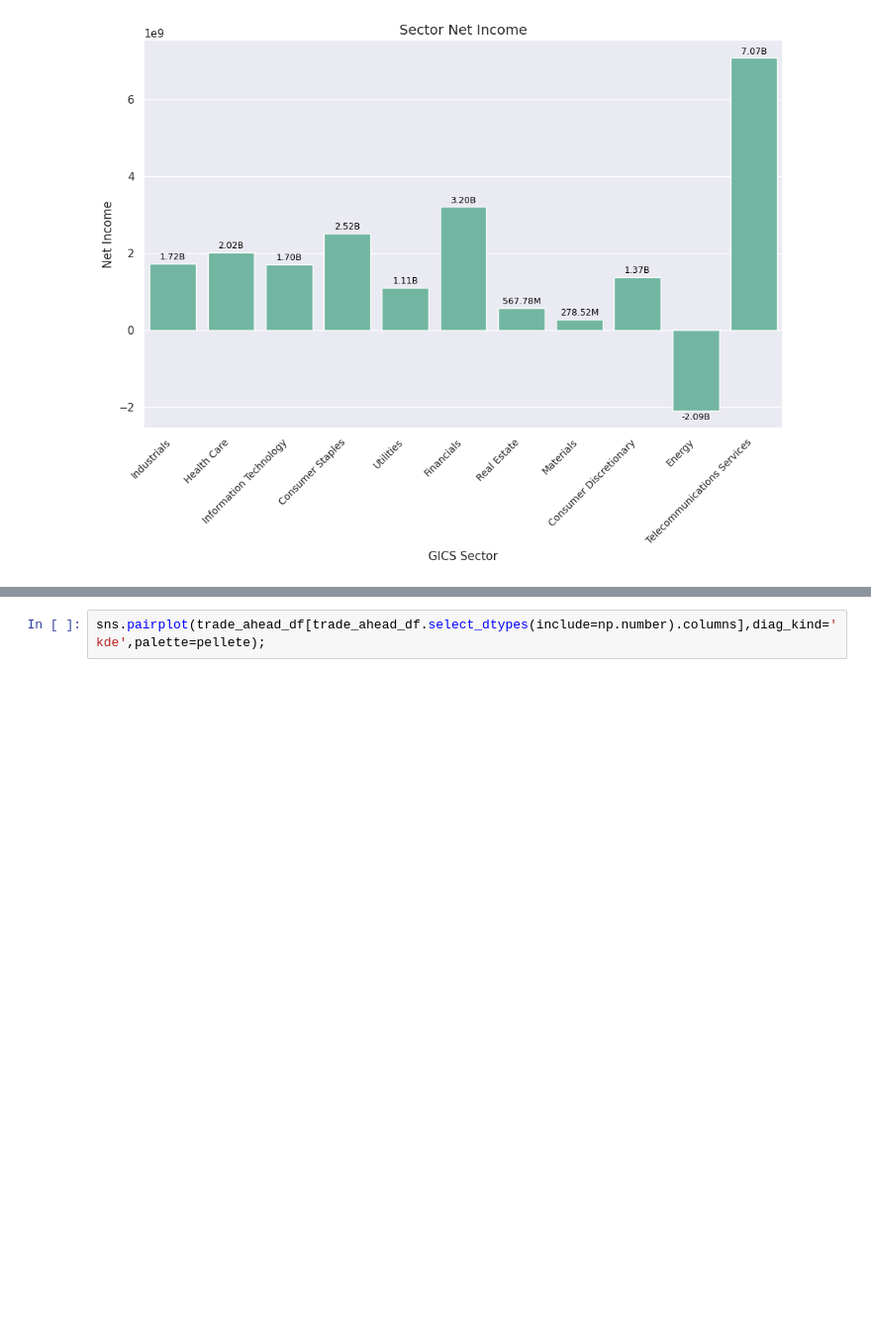
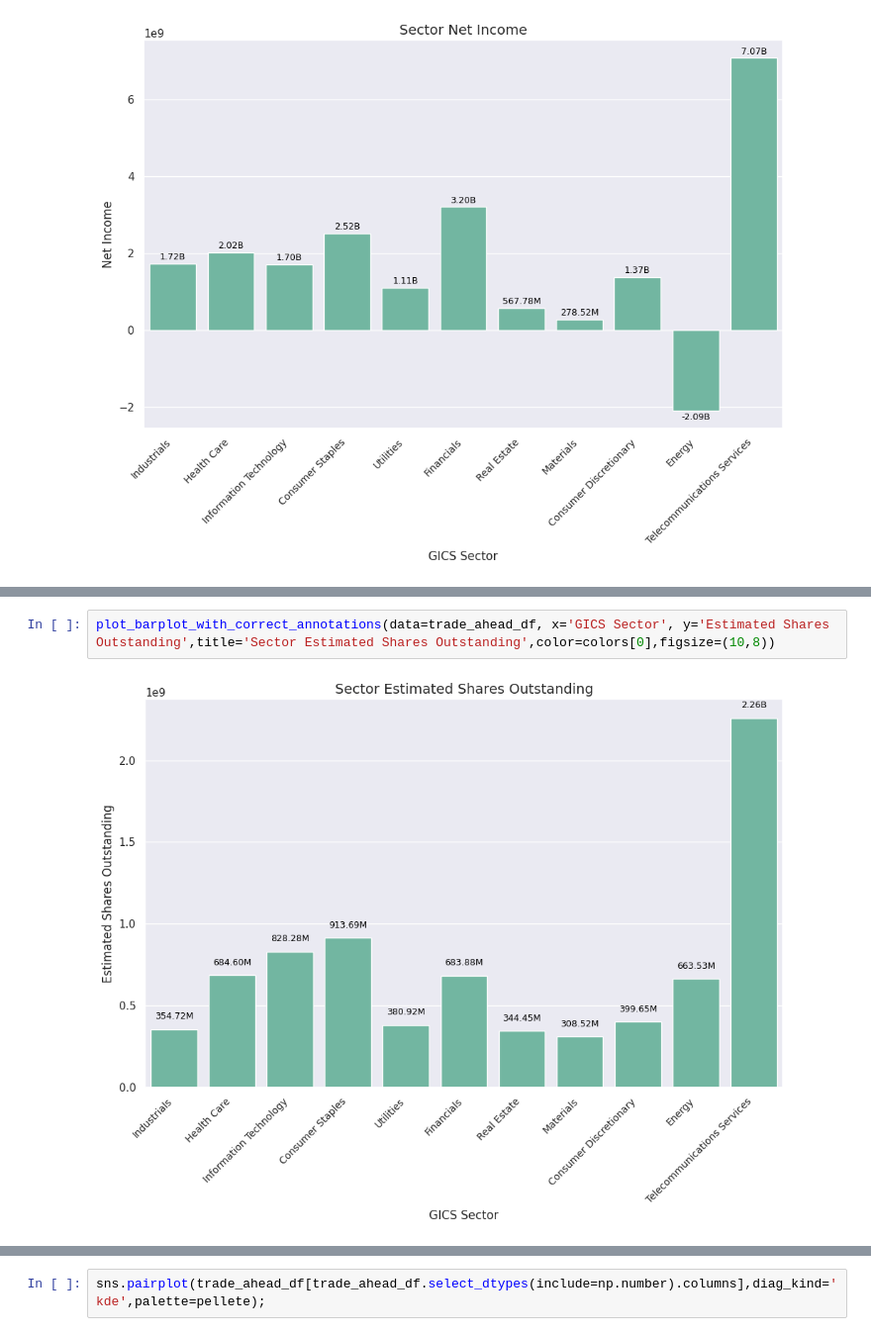
Before and after one commit to Rajesh2015/Trade-Ahead-Prediction, a Jupyter notebook: trade-ahead-solution.ipynb, the cells around one changed output, grey strips where cells are left out. Shown at 99% size. Drawn from its saved outputs; the diff is of its cells as text; blank space fills up the shorter version.

```diff
--- a/trade-ahead-solution.ipynb
+++ b/trade-ahead-solution.ipynb
@@ -1010,0 +1032,4 @@ plot_barplot_with_correct_annotations(data=trade_ahead_df, x='GICS Sector', y='N
+# %%
+plot_barplot_with_correct_annotations(data=trade_ahead_df, x='GICS Sector', y='Estimated Shares Outstanding',title='Sector Estimated Shares Outstanding',color=colors[0],figsize=(10,8))
+# %% [output]
+[figure, added]
```
Also changed, not shown: parts of 4 cells of this notebook.
